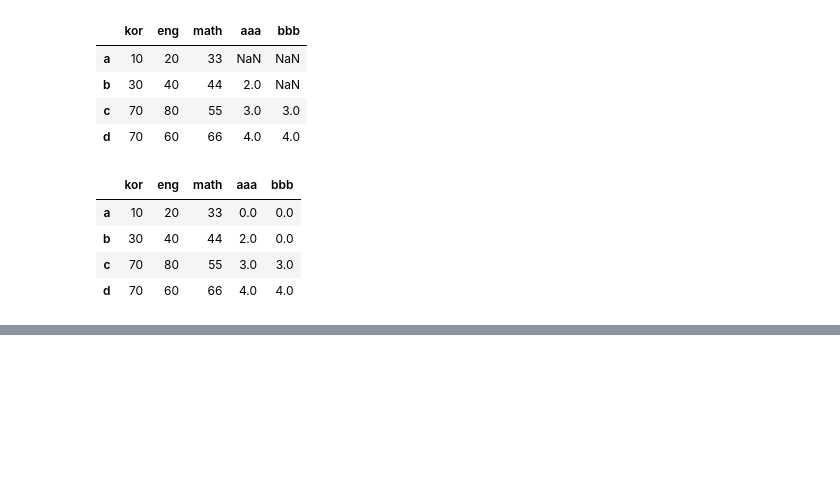
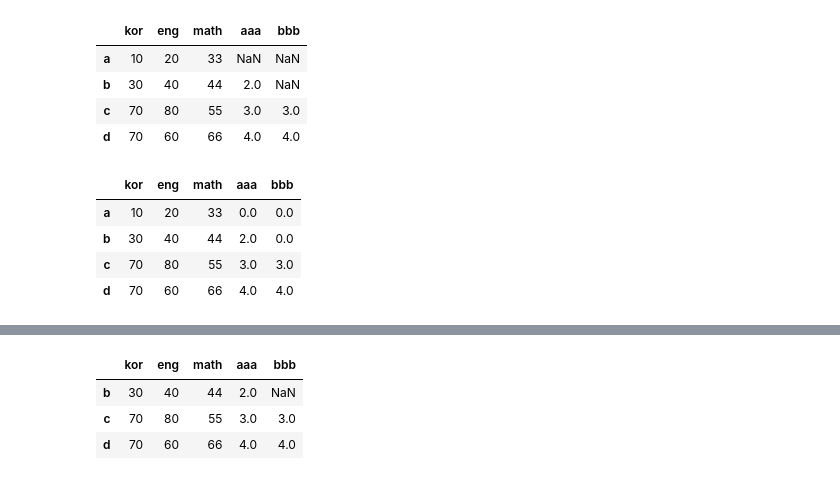
Before and after one commit to joonseok-yang/data_preprocessing, a Jupyter notebook: day3/frameTest5.ipynb, the cells around one changed output, grey strips where cells are left out. Saved outputs shown, nothing was run; the diff lists cells and outputs as text; code cells hidden in the pictures; blank space fills up the shorter version.

```diff
--- a/day3/frameTest5.ipynb
+++ b/day3/frameTest5.ipynb
@@ -127,0 +146,12 @@ df1
+# %%
+# df.dropna(axis=0) #nan row 삭제
+# df.dropna(axis=1) #nan column 삭제
+# df.dropna(subset=['aaa'])  #'aaa 컬럼 Nan row삭제
+# df.dropna(subset=['bbb'])  #'aaa 컬럼 Nan row삭제
+# df.dropna(subset=['aaa','bbb'])  #'aaa 컬럼 Nan row삭제
+df.dropna(subset=['aaa'] )  #'aaa 컬럼 Nan row삭제
+# %% [output]
+|  | kor | eng | math | aaa | bbb |
+| b | 30 | 40 | 44 | 2.0 | NaN |
+| c | 70 | 80 | 55 | 3.0 | 3.0 |
+| d | 70 | 60 | 66 | 4.0 | 4.0 |
```
Also changed, not shown: parts of 7 cells of this notebook, 5 other files.
